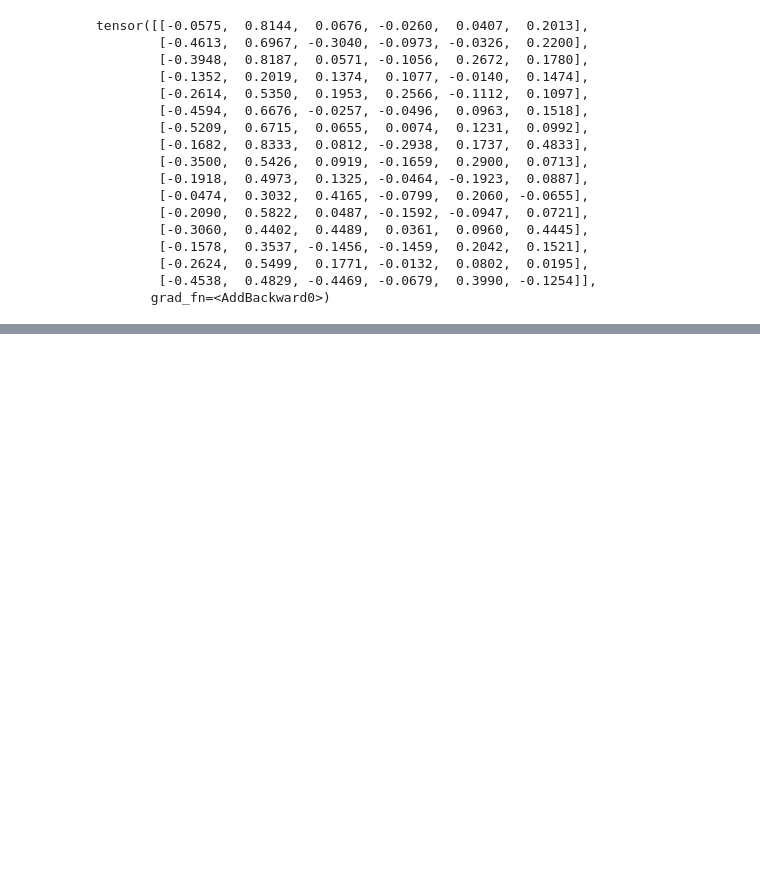
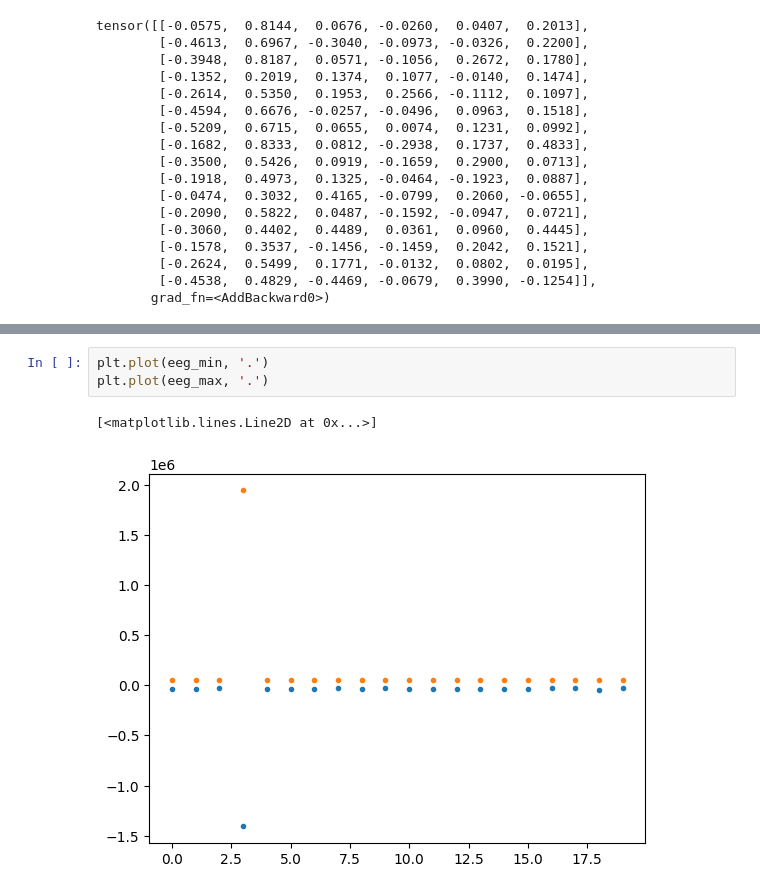
Before and after one commit to mkotyushev/hms, a Jupyter notebook: src/notebooks/eda.ipynb, the cells around one changed output, grey strips where cells are left out. Drawn from its saved outputs; the diff is of its cells as text; blank space fills up the shorter version.

```diff
--- a/src/notebooks/eda.ipynb
+++ b/src/notebooks/eda.ipynb
@@ -844,0 +915,6 @@ tensor([[-0.0575,  0.8144,  0.0676, -0.0260,  0.0407,  0.2013],
+# %%
+plt.plot(eeg_min, '.')
+plt.plot(eeg_max, '.')
+# %% [output]
+[<matplotlib.lines.Line2D at 0x...>]
+[figure, added]
```
Also changed, not shown: parts of 48 cells of this notebook, 2 other files.
